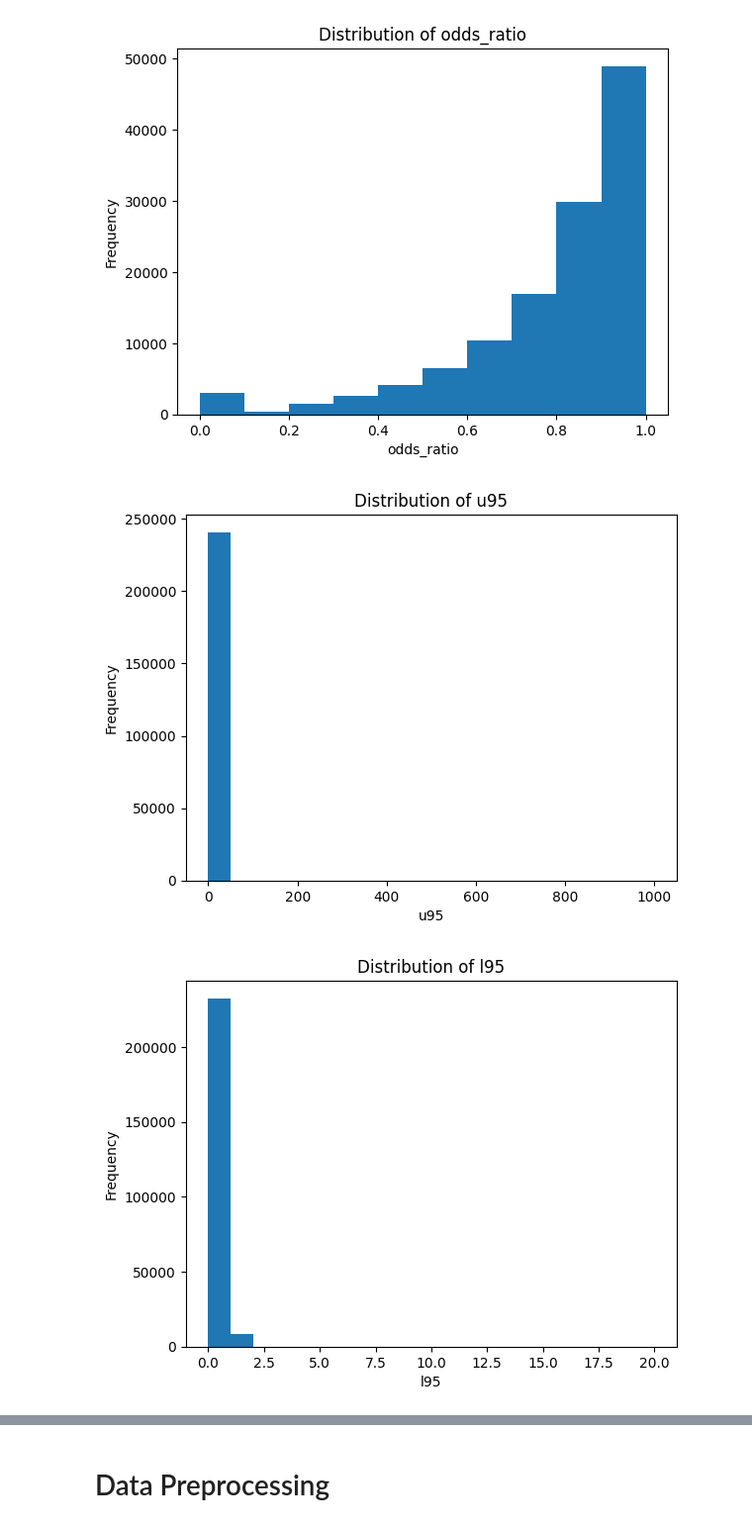
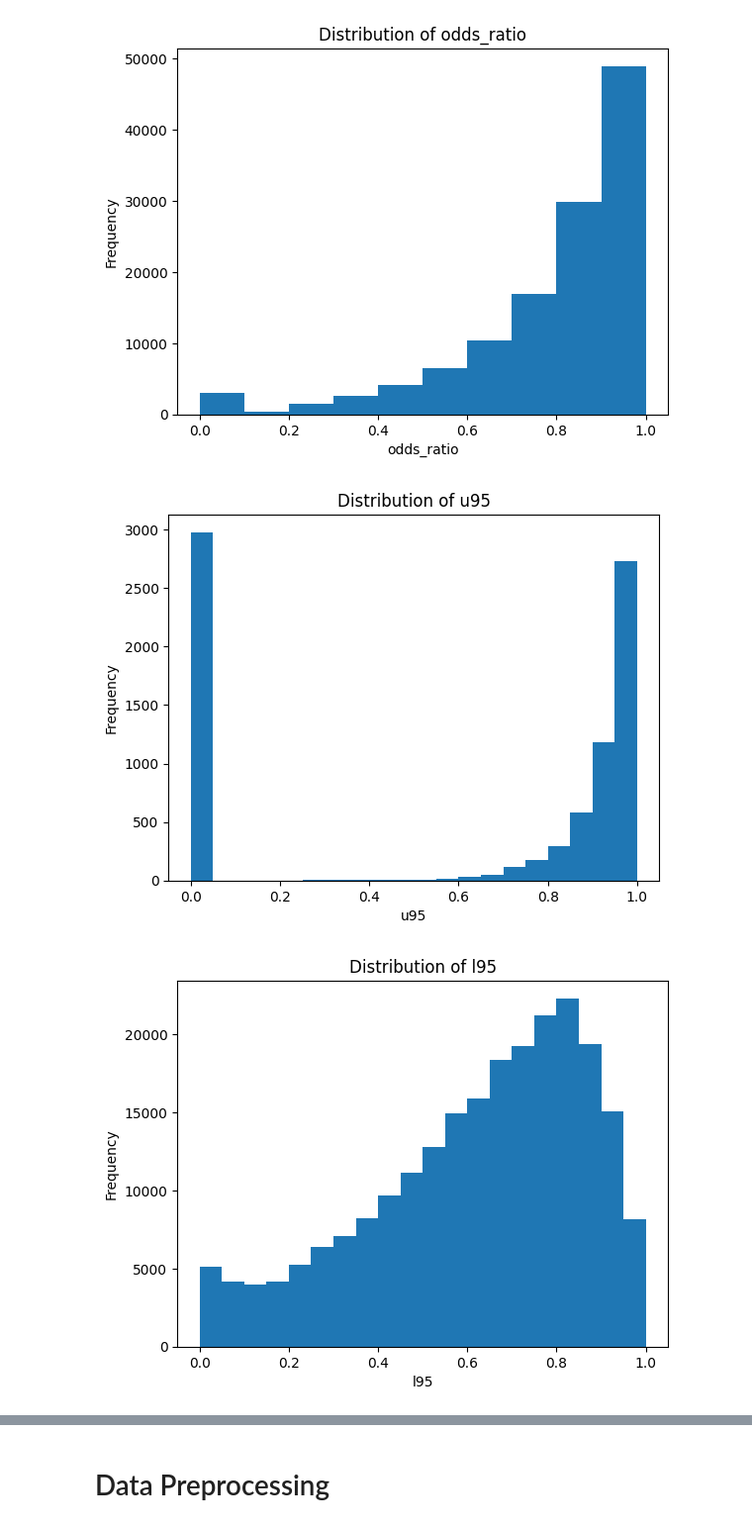
Before and after one commit to tnaccarato/Vis-PheWAS, a Jupyter notebook: SOM.ipynb, the cells around one changed output, grey strips where cells are left out. Shown at 99% size. Drawn from its saved outputs; the diff is of its cells as text; code cells hidden in the pictures.

```diff
--- a/SOM.ipynb
+++ b/SOM.ipynb
@@ -151,9 +151,6 @@ data = data.drop(['chromosome', 'nchrobs'], axis=1)
 data['gene_name'].unique()
 # Add a new column to the data to indicate the class based on the gene name
 data['gene_class'] = np.where(data['gene_name'].isin(['A', 'B', 'C']), 1, 2)
-# %%
-# Drop phewas_string column as it is not needed
-data = data.drop(['phewas_string'], axis=1)
 # %% [markdown]
 # Exploratory Data Analysis
 # %%
@@ -176,20 +173,20 @@ plt.show()
 [figure]
 # %%
 # Plot the distribution of the u95 and l95 columns
-plt.hist(data['u95'], bins=20)
+plt.hist(data['u95'], bins=20, range=(0, 1))
 plt.xlabel('u95')
 plt.ylabel('Frequency')
 plt.title('Distribution of u95')
 plt.show()
 
-plt.hist(data['l95'], bins=20, range=(0, 20))
+plt.hist(data['l95'], bins=20, range=(0, 1))
 plt.xlabel('l95')
 plt.ylabel('Frequency')
 plt.title('Distribution of l95')
 plt.show()
 # %% [output]
-[figure, old version]
+[figure, new version]
-[figure, old version]
+[figure, new version]
 # %%
 # Plot the distribution of the pval column
 plt.hist(data['p'], bins=20)
```
Also changed, not shown: parts of 14 cells of this notebook.
